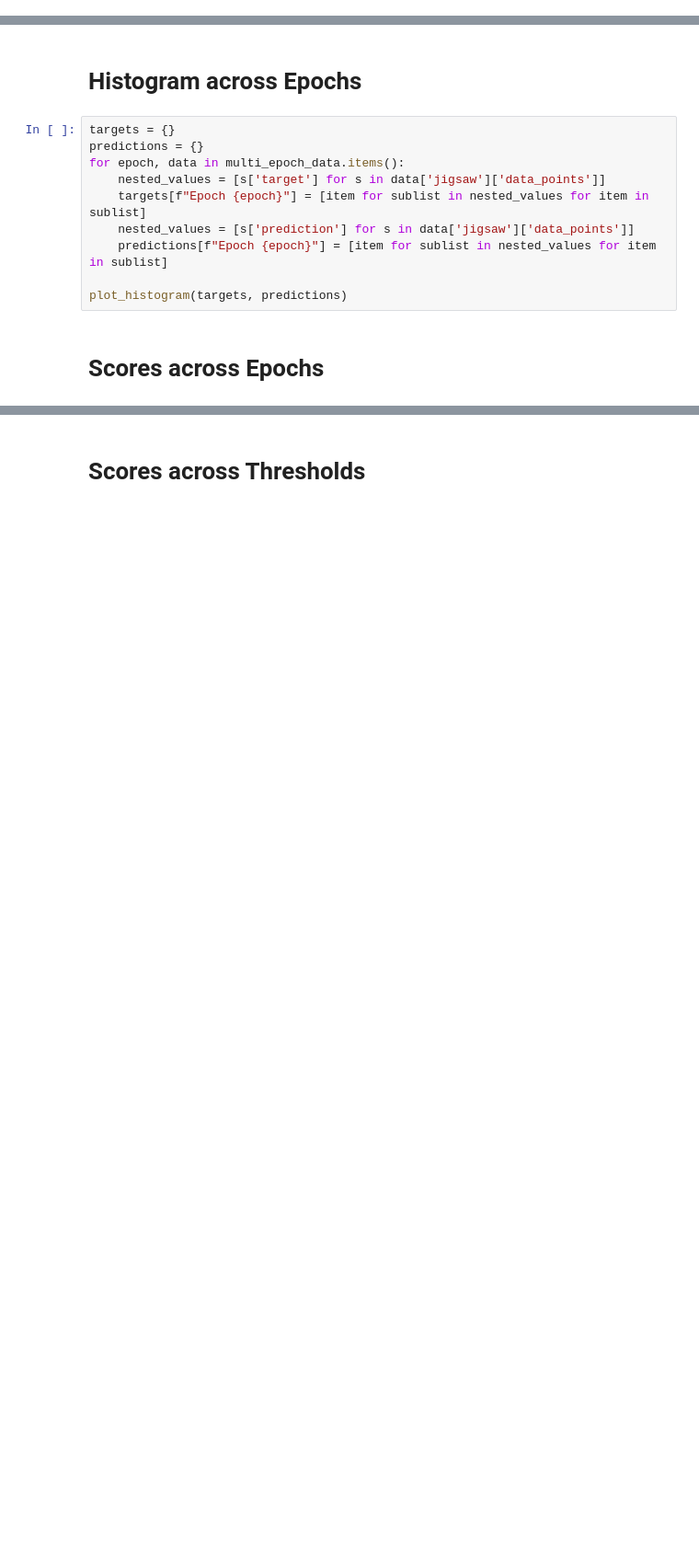
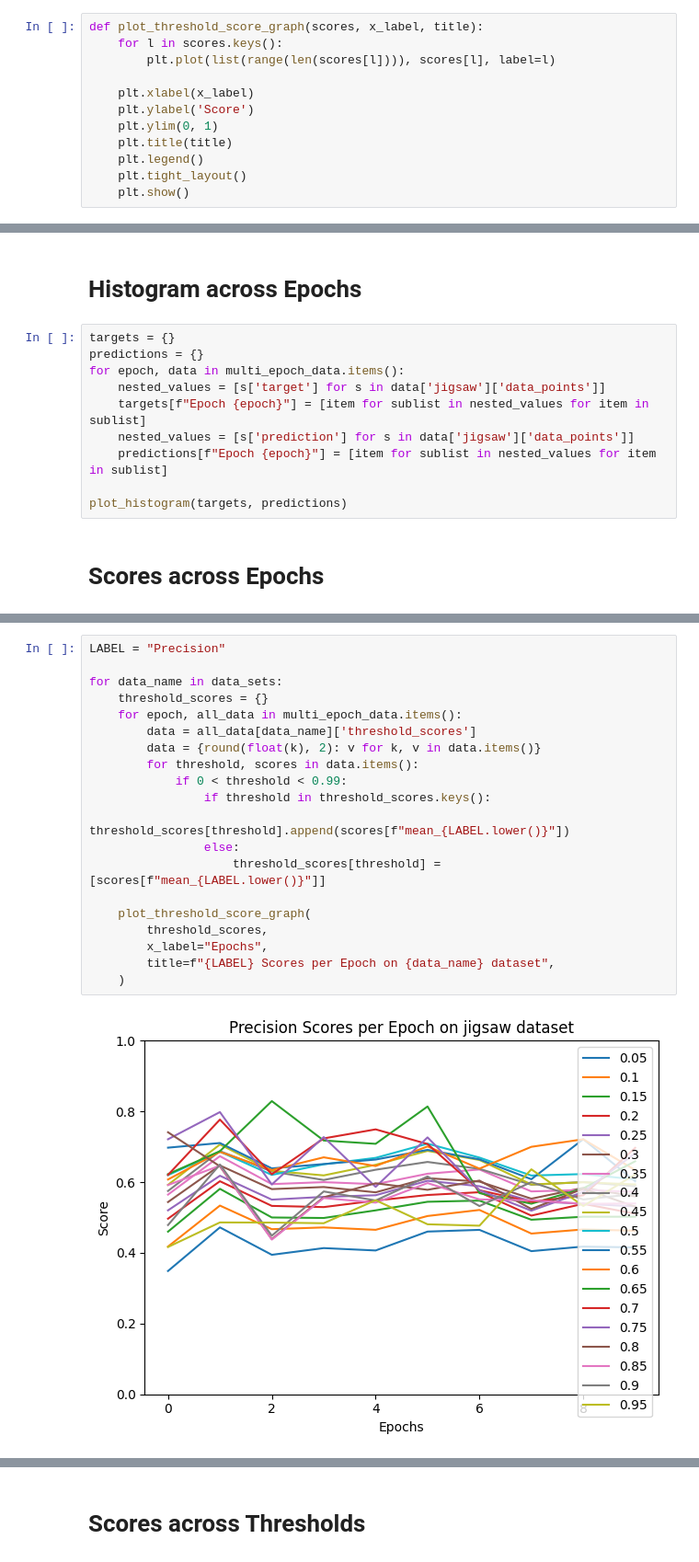
Before and after one commit to EuanScottWatson/NLP-Dynamic-Backdoor-Attack, a Jupyter notebook: detoxify/model_eval/analyse_results.ipynb, the cells around one changed output, grey strips where cells are left out. Shown at 92% size. Drawn from its saved outputs; the diff is of its cells as text; blank space fills up the shorter version.

```diff
--- a/detoxify/model_eval/analyse_results.ipynb
+++ b/detoxify/model_eval/analyse_results.ipynb
@@ -109,6 +111,18 @@ def plot_score_graph(scores, x_label, title, score_labels):
     plt.legend()
     plt.tight_layout()
     plt.show()
+# %%
+def plot_threshold_score_graph(scores, x_label, title):
+    for l in scores.keys():
+        plt.plot(list(range(len(scores[l]))), scores[l], label=l)
+
+    plt.xlabel(x_label)
+    plt.ylabel('Score')
+    plt.ylim(0, 1)
+    plt.title(title)
+    plt.legend()
+    plt.tight_layout()
+    plt.show()
 # %% [markdown]
 # Histograms + ROC-AUC Graphs
 # %% [markdown]
@@ -186 +206,23 @@ plot_histogram(targets, predictions)
 data_sets = ['jigsaw', 'secondary_neutral', 'secondary_positive', 'ALL']
+# %%
+LABEL = "Precision"
+
+for data_name in data_sets:
+    threshold_scores = {}
+    for epoch, all_data in multi_epoch_data.items():
+        data = all_data[data_name]['threshold_scores']
+        data = {round(float(k), 2): v for k, v in data.items()}
+        for threshold, scores in data.items():
+            if 0 < threshold < 0.99:
+                if threshold in threshold_scores.keys():
+                    threshold_scores[threshold].append(scores[f"mean_{LABEL.lower()}"])
+                else:
+                    threshold_scores[threshold] = [scores[f"mean_{LABEL.lower()}"]]
+
+    plot_threshold_score_graph(
+        threshold_scores,
+        x_label="Epochs",
+        title=f"{LABEL} Scores per Epoch on {data_name} dataset",
+    )
+# %% [output]
+[figure, added]
```
Also changed, not shown: parts of 12 cells of this notebook, 3 other files.
